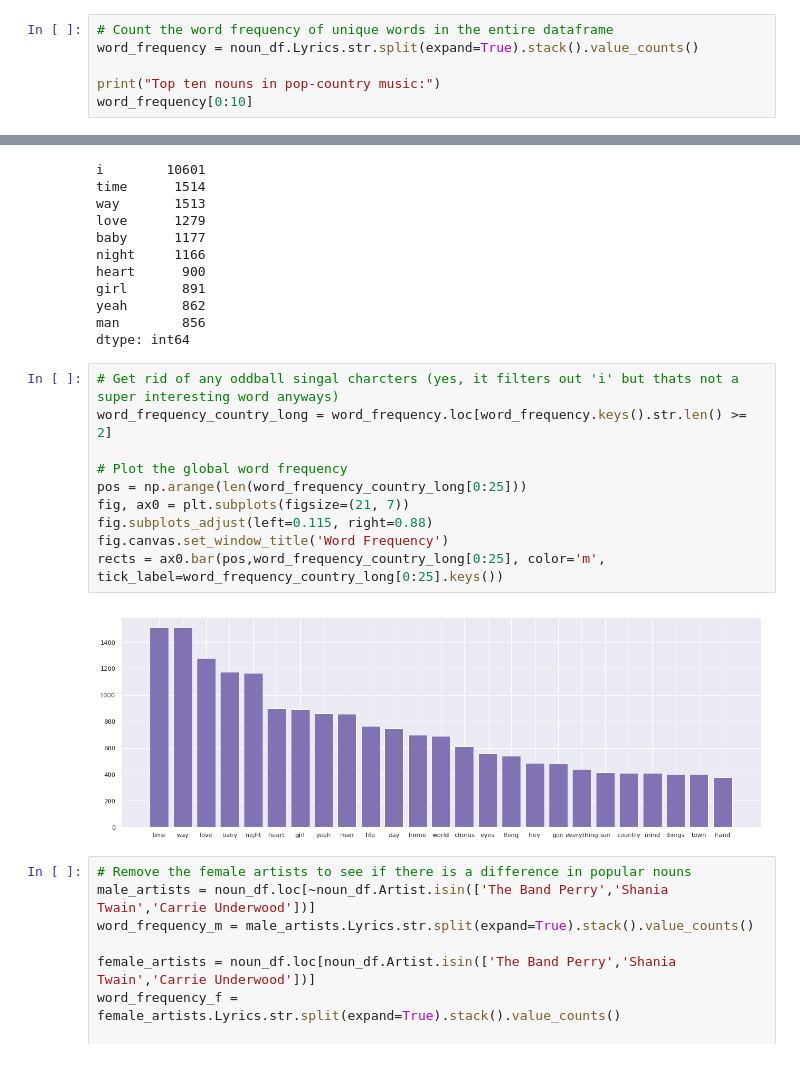
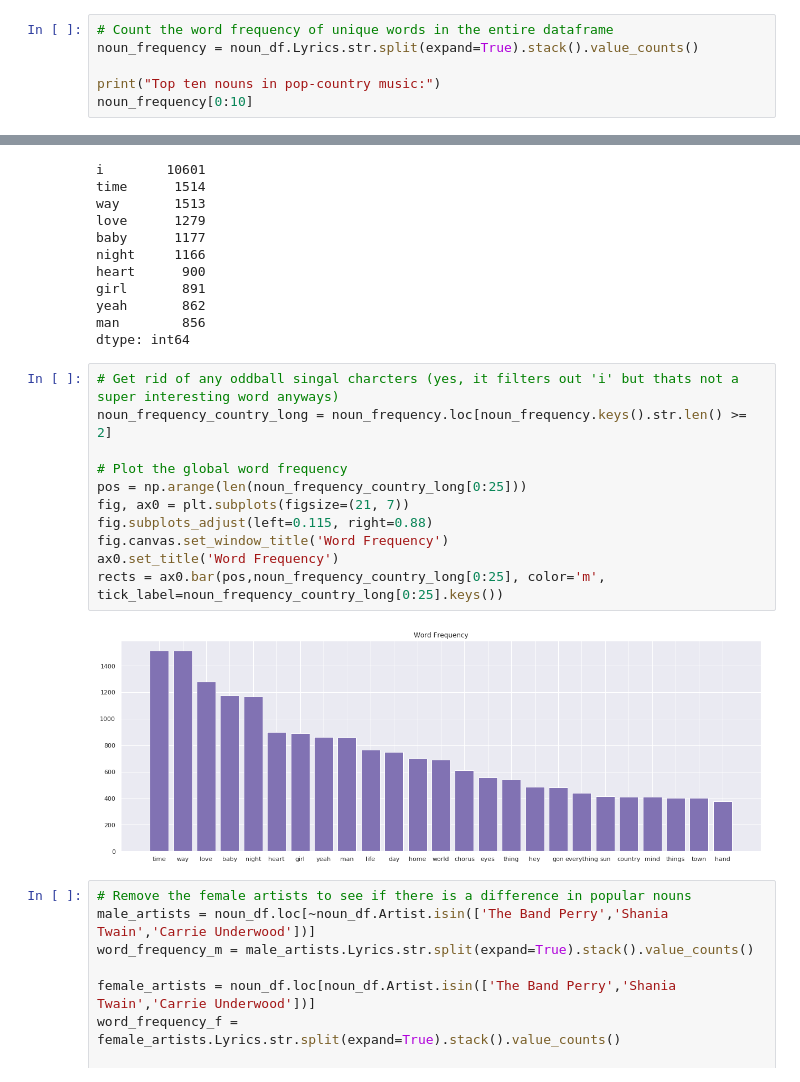
Before and after one commit to BrandonCChan/lyric_analysis, a Jupyter notebook: Country Music Analysis.ipynb, the cells around one changed output, grey strips where cells are left out. Cells and saved outputs as stored; diff of their text form.

```diff
--- a/Country Music Analysis.ipynb
+++ b/Country Music Analysis.ipynb
@@ -164,9 +135,9 @@ noun_df.head()
 # %%
 # Count the word frequency of unique words in the entire dataframe
-word_frequency = noun_df.Lyrics.str.split(expand=True).stack().value_counts()
+noun_frequency = noun_df.Lyrics.str.split(expand=True).stack().value_counts()
 
 print("Top ten nouns in pop-country music:")
-word_frequency[0:10]
+noun_frequency[0:10]
 # %% [output]
 Top ten nouns in pop-country music:
 i        10601
@@ -182,16 +153,17 @@ man        856
 dtype: int64
 # %%
 # Get rid of any oddball singal charcters (yes, it filters out 'i' but thats not a super interesting word anyways)
-word_frequency_country_long = word_frequency.loc[word_frequency.keys().str.len() >= 2]
+noun_frequency_country_long = noun_frequency.loc[noun_frequency.keys().str.len() >= 2]
 
 # Plot the global word frequency
-pos = np.arange(len(word_frequency_country_long[0:25]))
+pos = np.arange(len(noun_frequency_country_long[0:25]))
 fig, ax0 = plt.subplots(figsize=(21, 7))
 fig.subplots_adjust(left=0.115, right=0.88)
 fig.canvas.set_window_title('Word Frequency')
-rects = ax0.bar(pos,word_frequency_country_long[0:25], color='m', tick_label=word_frequency_country_long[0:25].keys())
+ax0.set_title('Word Frequency')
+rects = ax0.bar(pos,noun_frequency_country_long[0:25], color='m', tick_label=noun_frequency_country_long[0:25].keys())
 # %% [output]
-[figure, old version]
+[figure, new version]
 # %%
 # Remove the female artists to see if there is a difference in popular nouns
 male_artists = noun_df.loc[~noun_df.Artist.isin(['The Band Perry','Shania Twain','Carrie Underwood'])]
```
Also changed, not shown: parts of 12 cells of this notebook, 1 other file.
